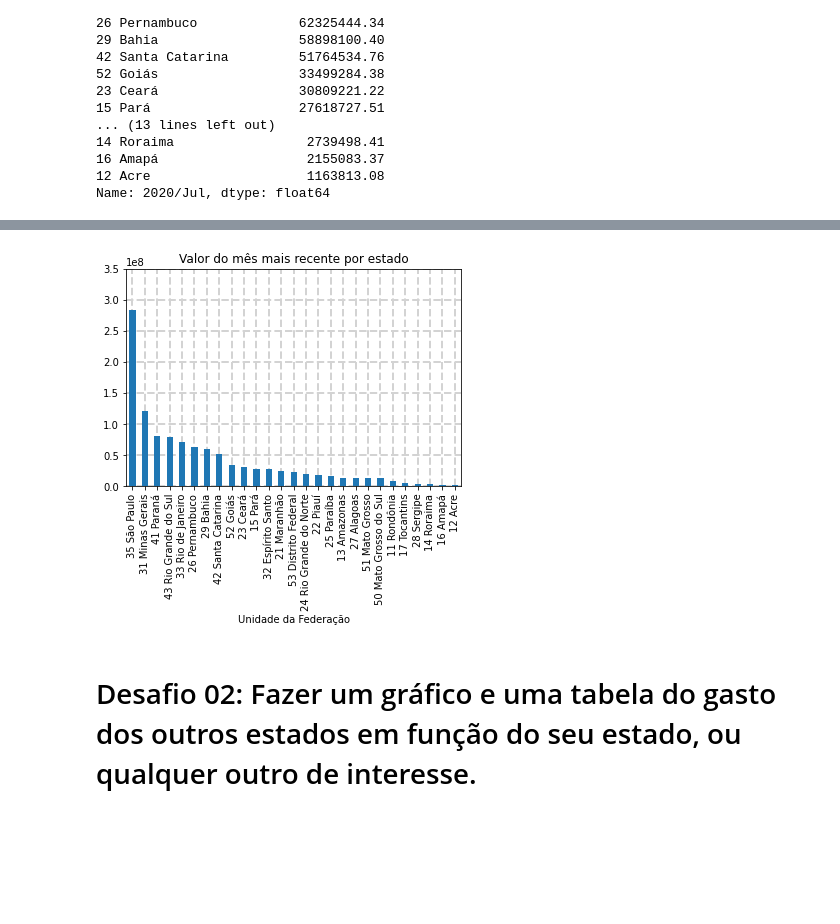
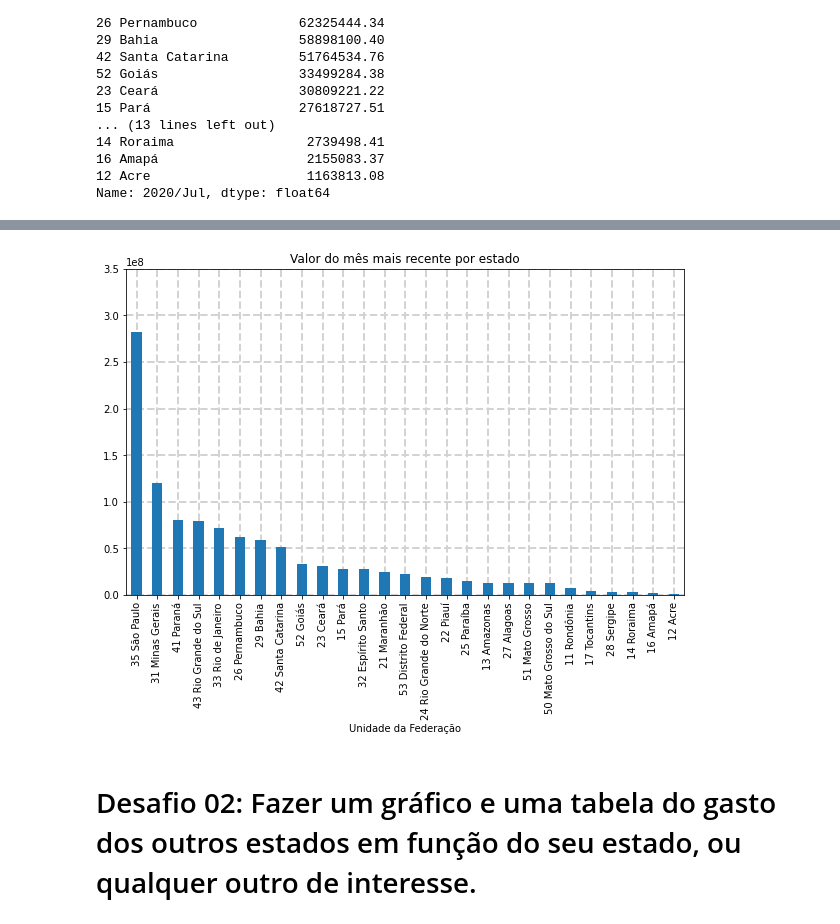
Before and after one commit to didi-a-p/BootcampDataScienceAlura, a Jupyter notebook: Analisando dados da saúde com Python e Pandas/Desafios em notebooks separados/Desafios_Aula_5_Pandas.ipynb, the cells around one changed output, grey strips where cells are left out. Drawn from its saved outputs; the diff is of its cells as text; code cells hidden in the pictures; blank space fills up the shorter version.

```diff
--- a/Analisando dados da saúde com Python e Pandas/Desafios em notebooks separados/Desafios_Aula_5_Pandas.ipynb
+++ b/Analisando dados da saúde com Python e Pandas/Desafios em notebooks separados/Desafios_Aula_5_Pandas.ipynb
@@ -91,21 +91,22 @@ gastos_do_mais_recente.plot(grid=True, kind='bar')
 # %%
-ax = gastos_do_mais_recente.plot(kind='bar',zorder=2)
+# passando a grade para trás das barras com zorder e mudando o tipo de linha com linestyle
+ax = gastos_do_mais_recente.plot(kind='bar',zorder=2, figsize=(10,6))
 plt.ylim(0,350000000)
 plt.grid(b=True,
          which='major',
          axis='both',
          color='lightgrey',
         #  linestyle='-',
          linestyle='--',
         #  linestyle='-.',
         #  linestyle=':',
          linewidth=2,
          zorder=1)
 
 plt.title('Valor do mês mais recente por estado')
 plt.show()
 # %% [output]
-[figure, old version]
+[figure, new version]
 # %% [markdown]
 # Desafio 02: Fazer um gráfico e uma tabela do gasto dos outros estados em função do seu estado, ou qualquer outro de interesse.
 # %% [markdown]
```
Also changed, not shown: parts of 4 cells of this notebook.
